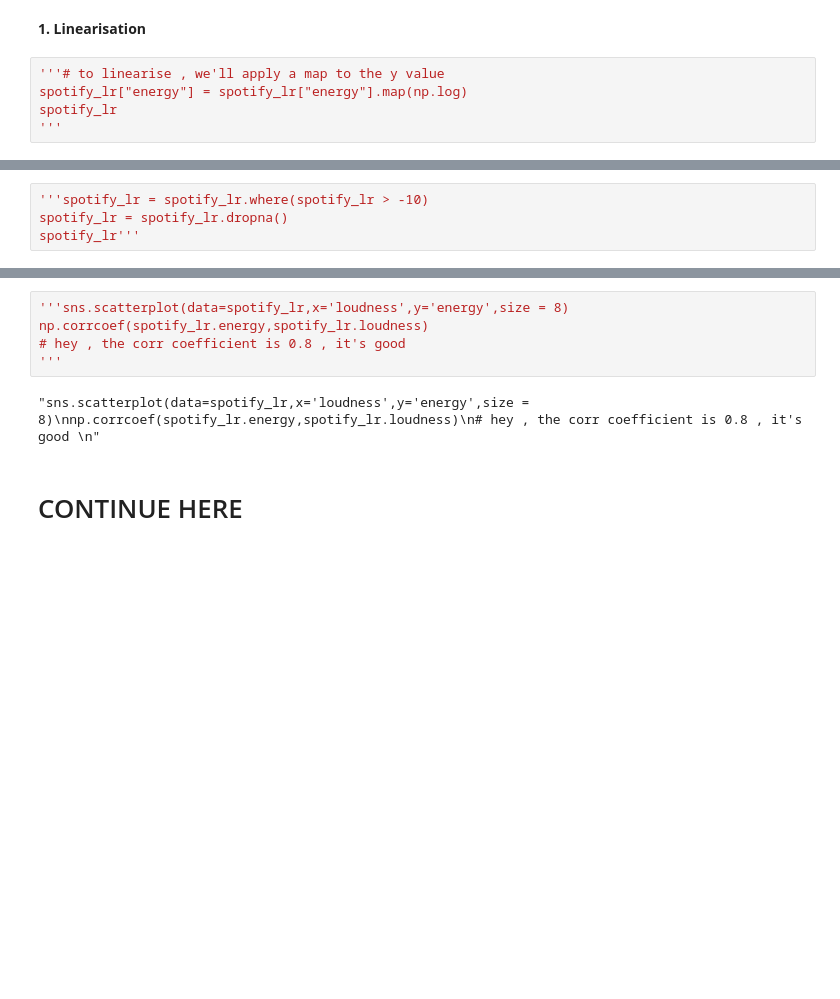
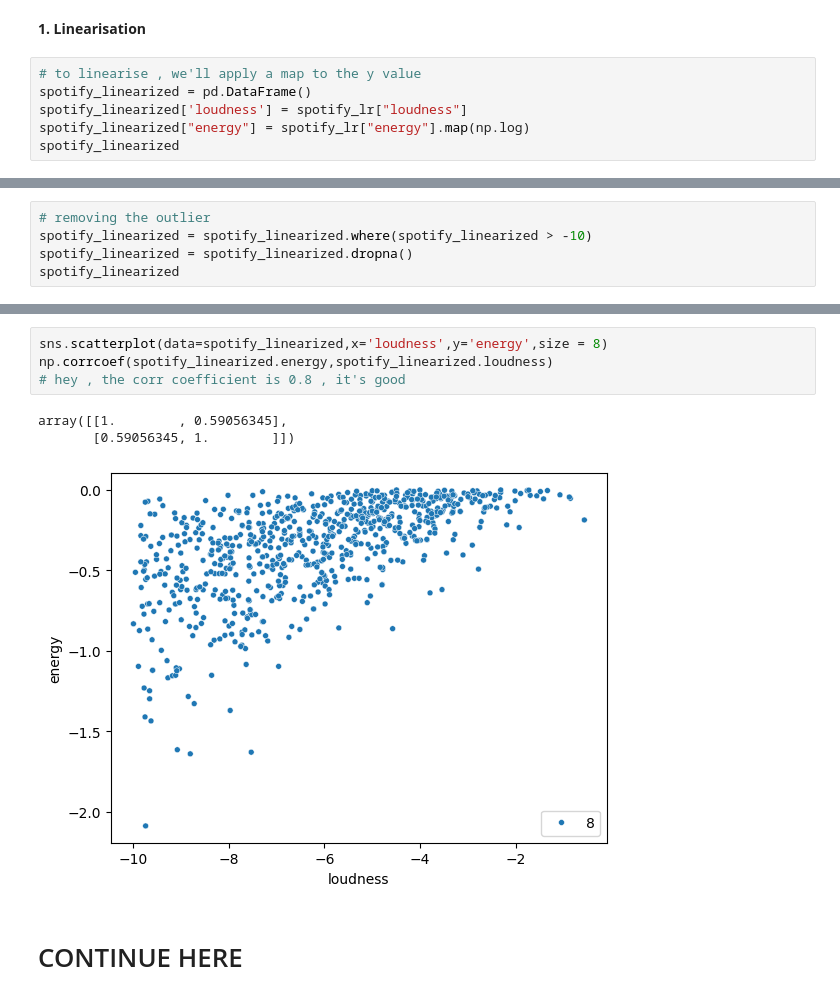
Before and after one commit to EnzoCentrale/Personal-Project, a Jupyter notebook: Project.ipynb, the cells around one changed output, grey strips where cells are left out. Cells and saved outputs as stored; diff of their text form; blank space fills up the shorter version.

```diff
--- a/Project.ipynb
+++ b/Project.ipynb
@@ -129,8 +129,9 @@ array([[1.        , 0.77461512],
 # %% [markdown]
 **1. Linearisation**
 # %%
-'''# to linearise , we'll apply a map to the y value
-spotify_lr["energy"] = spotify_lr["energy"].map(np.log)
-spotify_lr
-'''
+# to linearise , we'll apply a map to the y value
+spotify_linearized = pd.DataFrame()
+spotify_linearized['loudness'] = spotify_lr["loudness"]
+spotify_linearized["energy"] = spotify_lr["energy"].map(np.log)
+spotify_linearized
 # %% [output]
@@ -138,5 +151,6 @@ spotify_lr
 # %%
-'''spotify_lr = spotify_lr.where(spotify_lr > -10)
-spotify_lr = spotify_lr.dropna()
-spotify_lr'''
+# removing the outlier
+spotify_linearized = spotify_linearized.where(spotify_linearized > -10)
+spotify_linearized = spotify_linearized.dropna()
+spotify_linearized
 # %% [output]
@@ -144,10 +170,11 @@ spotify_lr'''
 # %%
-'''sns.scatterplot(data=spotify_lr,x='loudness',y='energy',size = 8)
-np.corrcoef(spotify_lr.energy,spotify_lr.loudness)
+sns.scatterplot(data=spotify_linearized,x='loudness',y='energy',size = 8)
+np.corrcoef(spotify_linearized.energy,spotify_linearized.loudness)
 # hey , the corr coefficient is 0.8 , it's good
-'''
 # %% [output]
-"sns.scatterplot(data=spotify_lr,x='loudness',y='energy',size = 8)\nnp.corrcoef(spotify_lr.energy,spotify_lr.loudness)\n# hey , the corr coefficient is 0.8 , it's good \n"
+array([[1.        , 0.59056345],
+       [0.59056345, 1.        ]])
+[figure, added]
 # %% [markdown]
 # CONTINUE HERE
 # %% [markdown]
```
Also changed, not shown: parts of 5 cells of this notebook.
